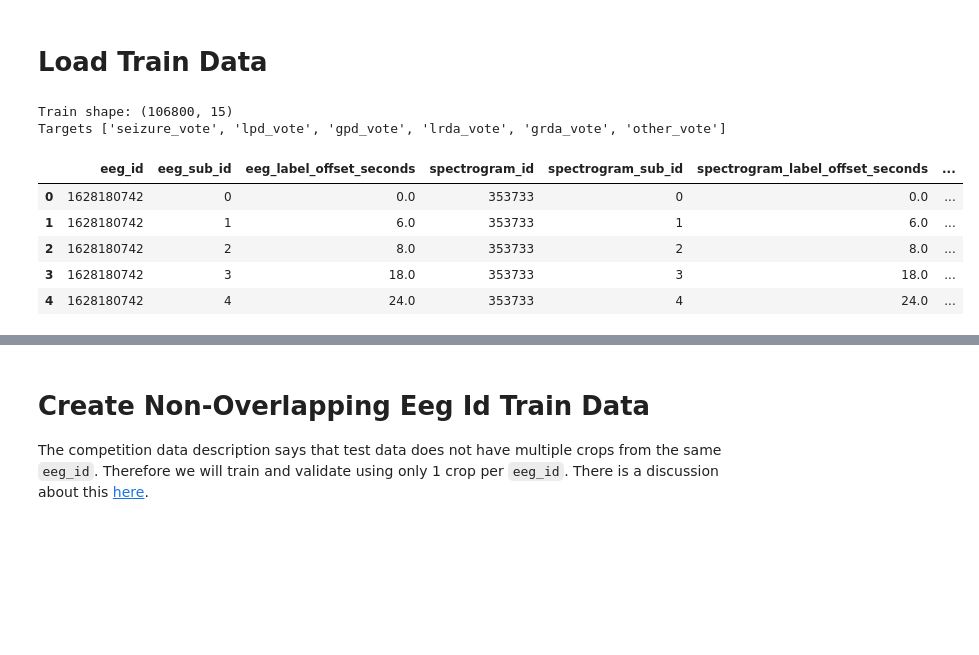
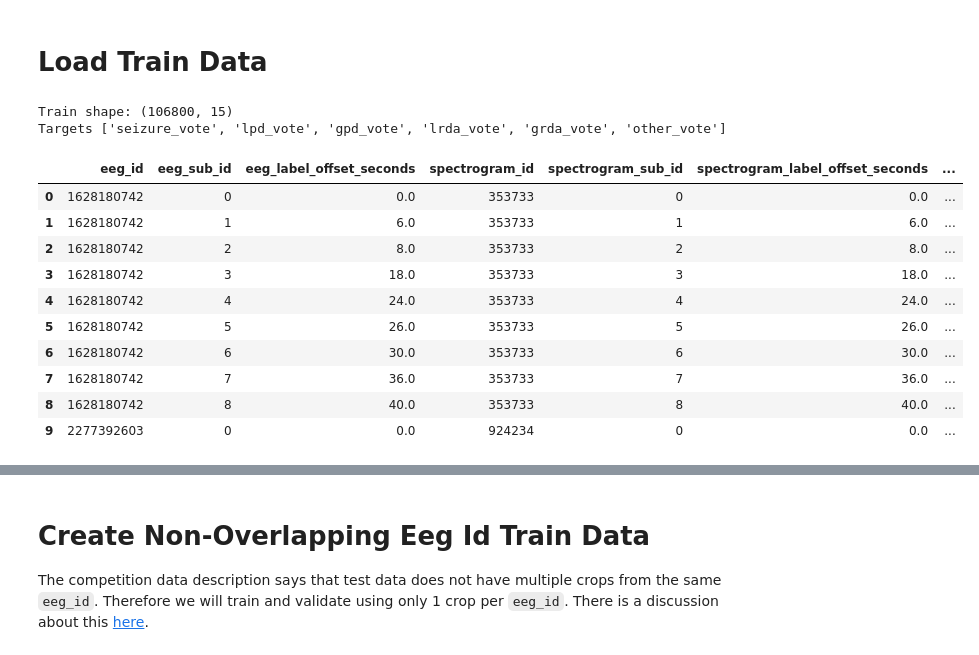
Before and after one commit to yhu02/RU-CS, a Jupyter notebook: efficientnetb2-starter-lb-0-57-spirit.ipynb, the cells around one changed output, grey strips where cells are left out. Saved outputs shown, nothing was run; the diff lists cells and outputs as text; code cells hidden in the pictures; blank space fills up the shorter version.

```diff
--- a/efficientnetb2-starter-lb-0-57-spirit.ipynb
+++ b/efficientnetb2-starter-lb-0-57-spirit.ipynb
@@ -81,15 +81,20 @@ Mixed precision enabled
 # %%
 df = pd.read_csv('/kaggle/input/hms-harmful-brain-activity-classification/train.csv')
 TARGETS = df.columns[-6:]
 print('Train shape:', df.shape )
 print('Targets', list(TARGETS))
-df.head()
+df.head(10)
 # %% [output]
 Train shape: (106800, 15)
 Targets ['seizure_vote', 'lpd_vote', 'gpd_vote', 'lrda_vote', 'grda_vote', 'other_vote']
 |  | eeg_id | eeg_sub_id | eeg_label_offset_seconds | spectrogram_id | spectrogram_sub_id | spectrogram_label_offset_seconds | ... |
 | 0 | 1628180742 | 0 | 0.0 | 353733 | 0 | 0.0 | ... |
 | 1 | 1628180742 | 1 | 6.0 | 353733 | 1 | 6.0 | ... |
 | 2 | 1628180742 | 2 | 8.0 | 353733 | 2 | 8.0 | ... |
 | 3 | 1628180742 | 3 | 18.0 | 353733 | 3 | 18.0 | ... |
 | 4 | 1628180742 | 4 | 24.0 | 353733 | 4 | 24.0 | ... |
+| 5 | 1628180742 | 5 | 26.0 | 353733 | 5 | 26.0 | ... |
+| 6 | 1628180742 | 6 | 30.0 | 353733 | 6 | 30.0 | ... |
+| 7 | 1628180742 | 7 | 36.0 | 353733 | 7 | 36.0 | ... |
+| 8 | 1628180742 | 8 | 40.0 | 353733 | 8 | 40.0 | ... |
+| 9 | 2277392603 | 0 | 0.0 | 924234 | 0 | 0.0 | ... |
```
Also changed, not shown: parts of 13 cells of this notebook.
